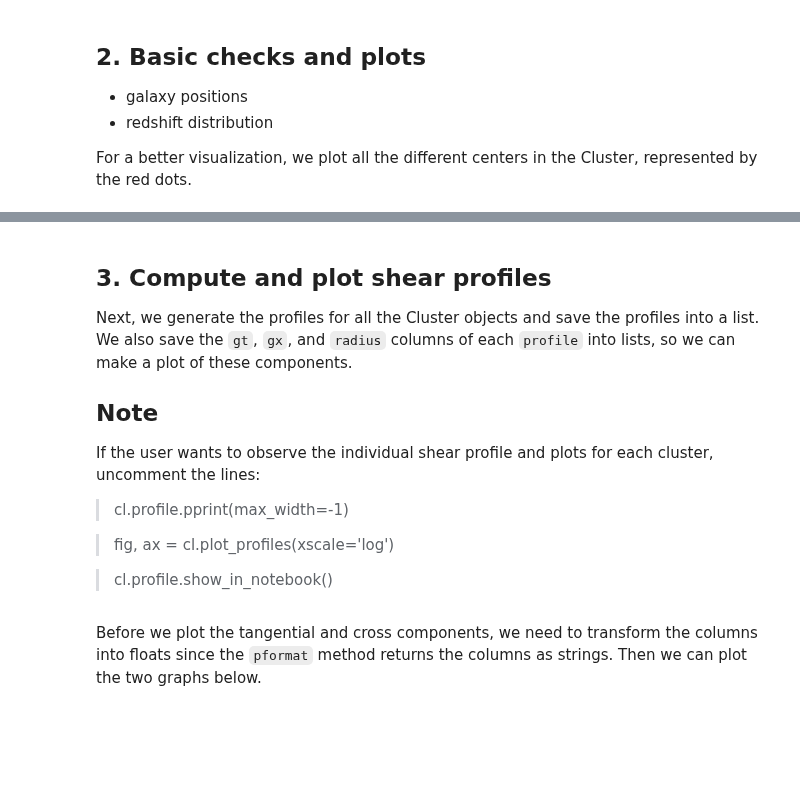
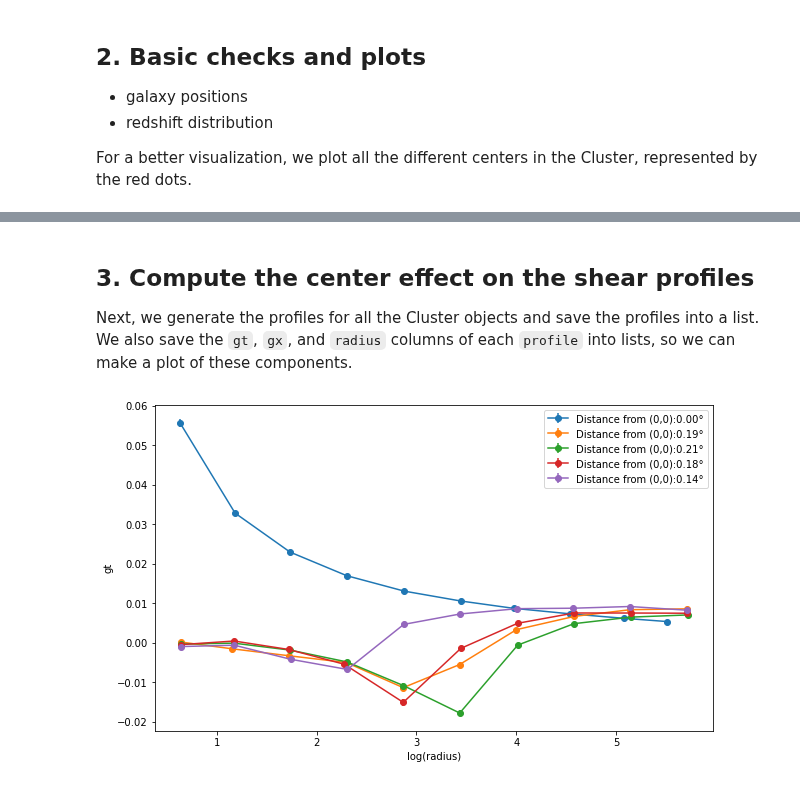
Before and after one commit to LSSTDESC/CLMM, a Jupyter notebook: examples/demo_dataops_functionality_diff_centers.ipynb, the cells around one changed output, grey strips where cells are left out. Saved outputs shown, nothing was run; the diff lists cells and outputs as text; code cells hidden in the pictures; blank space fills up the shorter version.

```diff
--- a/examples/demo_dataops_functionality_diff_centers.ipynb
+++ b/examples/demo_dataops_functionality_diff_centers.ipynb
@@ -160,41 +112,30 @@ plt.show()
 # %% [markdown]
-## 3. Compute and plot shear profiles
+## 3. Compute the center effect on the shear profiles
 
 Next, we generate the profiles for all the Cluster objects and save the profiles into a list. We also save the `gt`, `gx`, and `radius` columns of each `profile` into lists, so we can make a plot of these components.
-
-## Note
-If the user wants to observe the individual shear profile and plots for each cluster, uncomment the lines:
-> cl.profile.pprint(max_width=-1)
-
-> fig, ax = cl.plot_profiles(xscale='log')
-
-> cl.profile.show_in_notebook()
 # %%
+fig = plt.figure(figsize=(10, 6))
 profile_list = []
-gt_list = []
-gx_list = []
-radius_list = []
-gt_err_list = []
-gx_err_list = []
 
 for cl in cluster_list:
     theta, e_t, e_x = compute_tangential_and_cross_components(
                     ra_lens=cl.ra, dec_lens=cl.dec,
                     ra_source=cl.galcat['ra'], dec_source=cl.galcat['dec'],
                     shear1=cl.galcat['e1'], shear2=cl.galcat['e2'],
                     geometry="flat")
     cl.compute_tangential_and_cross_components(geometry="flat", add=True)
     cl.make_radial_profile("Mpc", cosmo=cosmo,bins=bin_edges, include_empty_bins=False)
     profile_list.append(cl.profile)
-    #cl.profile.pprint(max_width=-1)
-    #fig, ax = cl.plot_profiles(xscale='log')
 
-for b in profile_list:
-    gt_list.append(b['gt'].pformat())
-    gx_list.append(b['gx'].pformat())
-    gt_err_list.append(b['gt_err'].pformat())
-    gx_err_list.append(b['gx_err'].pformat())
-    radius_list.append(b['radius'].pformat())
-#cl.profile.show_in_notebook()
+for a in range (0, len(profile_list)):
+    center_distance = (cluster_list[a].ra**2 + cluster_list[a].dec**2)**(1/2)
+    fig.gca().errorbar(profile_list[a]['radius'],profile_list[a]['gt'],profile_list[a]['gt_err'],linestyle='-',
+    marker='o', label =f'Distance from (0,0):{"{:.2f}".format(center_distance)}°')
+
+plt.xlabel('log(radius)')
+plt.ylabel('gt')
+
+plt.legend()
+plt.show()
+# %% [output]
+[figure, added]
-# %% [markdown]
-Before we plot the tangential and cross components, we need to transform the columns into floats since the `pformat` method returns the columns as strings. Then we can plot the two graphs below.
```
Also changed, not shown: parts of 18 cells of this notebook.
